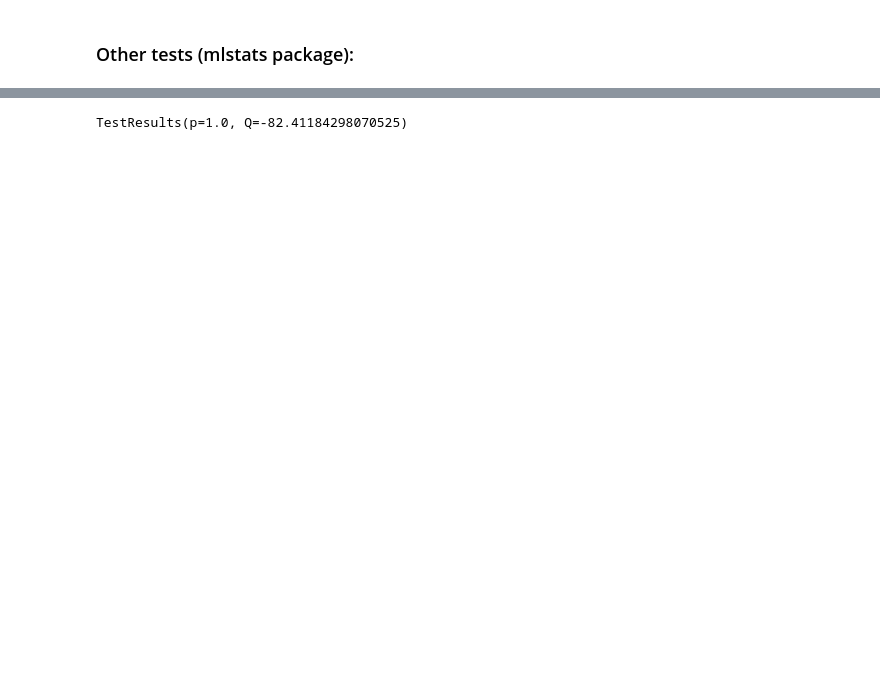
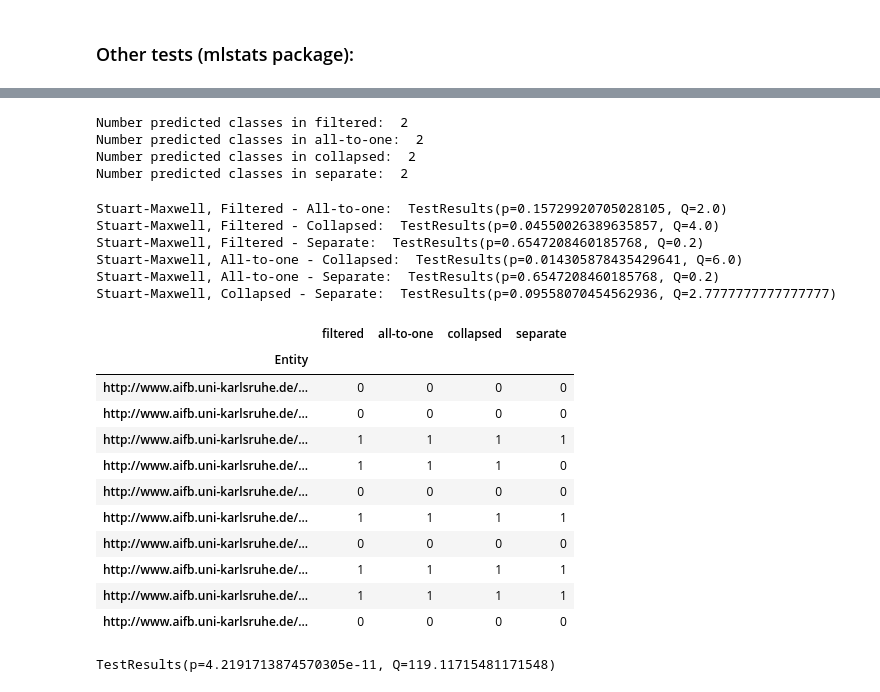
Before and after one commit to Janneke13/Master-Thesis-Graph-Representation, a Jupyter notebook: notebooks/data_analysis_aifb_gcn.ipynb, the cells around one changed output, grey strips where cells are left out. Cells and saved outputs as stored; diff of their text form; code cells hidden in the pictures; blank space fills up the shorter version.

Commit message:
added cochran q test

```diff
--- a/notebooks/data_analysis_aifb_gcn.ipynb
+++ b/notebooks/data_analysis_aifb_gcn.ipynb
@@ -553,0 +539,3 @@ all_predictions.head(10)
+# %%
+true_lab = predictions_all_filtered['TrueLabel'].map(filtered_mapping_rev)
+all_predictions['true_label'] = true_lab.map(official_mapping)
@@ -615,4 +559,66 @@ all_predictions
-# %%
-modcomp.cochran_q(all_predictions.to_numpy())
-# %% [output]
-TestResults(p=1.0, Q=-82.41184298070525)
+# %%
+print("Number predicted classes in filtered: ", len(np.unique(all_predictions['filtered'].to_numpy())))
+print("Number predicted classes in all-to-one: ", len(np.unique(all_predictions['all-to-one'].to_numpy())))
+print("Number predicted classes in collapsed: ", len(np.unique(all_predictions['collapsed'].to_numpy())))
+print("Number predicted classes in separate: ", len(np.unique(all_predictions['separate'].to_numpy())))
+# %% [output]
+Number predicted classes in filtered:  2
+Number predicted classes in all-to-one:  2
+Number predicted classes in collapsed:  2
+Number predicted classes in separate:  2
+# %%
+# Question, ask to supervisor: do I need to fill in 2 here, or do I need to find another test that takes these things into acc?
+
+# filtered - all-to-one
+print("Stuart-Maxwell, Filtered - All-to-one: ", modcomp.stuart_maxwell(all_predictions['filtered'].to_numpy(), all_predictions['all-to-one'].to_numpy(), 2))
+
+# filtered - collapsed
+print("Stuart-Maxwell, Filtered - Collapsed: ", modcomp.stuart_maxwell(all_predictions['filtered'].to_numpy(), all_predictions['collapsed'].to_numpy(), 2))
+
+# filtered - separate
+print("Stuart-Maxwell, Filtered - Separate: ", modcomp.stuart_maxwell(all_predictions['filtered'].to_numpy(), all_predictions['separate'].to_numpy(), 2))
+
+# all-to-one - collapsed
+print("Stuart-Maxwell, All-to-one - Collapsed: ", modcomp.stuart_maxwell(all_predictions['all-to-one'].to_numpy(), all_predictions['collapsed'].to_numpy(), 2))
+
+# all-to-one - separate
+print("Stuart-Maxwell, All-to-one - Separate: ", modcomp.stuart_maxwell(all_predictions['all-to-one'].to_numpy(), all_predictions['separate'].to_numpy(), 2))
+
+# collapsed - separate
+print("Stuart-Maxwell, Collapsed - Separate: ", modcomp.stuart_maxwell(all_predictions['collapsed'].to_numpy(), all_predictions['separate'].to_numpy(), 2))
+# %% [output]
+Stuart-Maxwell, Filtered - All-to-one:  TestResults(p=0.15729920705028105, Q=2.0)
+Stuart-Maxwell, Filtered - Collapsed:  TestResults(p=0.04550026389635857, Q=4.0)
+Stuart-Maxwell, Filtered - Separate:  TestResults(p=0.6547208460185768, Q=0.2)
+Stuart-Maxwell, All-to-one - Collapsed:  TestResults(p=0.014305878435429641, Q=6.0)
+Stuart-Maxwell, All-to-one - Separate:  TestResults(p=0.6547208460185768, Q=0.2)
+Stuart-Maxwell, Collapsed - Separate:  TestResults(p=0.09558070454562936, Q=2.7777777777777777)
+# %%
+all_predictions_tf = all_predictions
+# %%
+def same(label, true_label):
+    return int(label == true_label)
+
+all_predictions_tf['filtered'] = all_predictions.apply(lambda x: same(x['filtered'], x['true_label']), axis=1)
+all_predictions_tf['all-to-one'] = all_predictions.apply(lambda x: same(x['all-to-one'], x['true_label']), axis=1)
+all_predictions_tf['collapsed'] = all_predictions.apply(lambda x: same(x['collapsed'], x['true_label']), axis=1)
+all_predictions_tf['separate'] = all_predictions.apply(lambda x: same(x['separate'], x['true_label']), axis=1)
+# %%
+all_predictions_tf[['filtered', 'all-to-one', 'collapsed', 'separate']].head(10)
+# %% [output]
+|  | filtered | all-to-one | collapsed | separate |
+| Entity |  |  |  |  |
+| http://www.aifb.uni-karlsruhe.de/... | 0 | 0 | 0 | 0 |
+| http://www.aifb.uni-karlsruhe.de/... | 0 | 0 | 0 | 0 |
+| http://www.aifb.uni-karlsruhe.de/... | 1 | 1 | 1 | 1 |
+| http://www.aifb.uni-karlsruhe.de/... | 1 | 1 | 1 | 0 |
+| http://www.aifb.uni-karlsruhe.de/... | 0 | 0 | 0 | 0 |
+| http://www.aifb.uni-karlsruhe.de/... | 1 | 1 | 1 | 1 |
+| http://www.aifb.uni-karlsruhe.de/... | 0 | 0 | 0 | 0 |
+| http://www.aifb.uni-karlsruhe.de/... | 1 | 1 | 1 | 1 |
+| http://www.aifb.uni-karlsruhe.de/... | 1 | 1 | 1 | 1 |
+| http://www.aifb.uni-karlsruhe.de/... | 0 | 0 | 0 | 0 |
+# %%
+modcomp.cochran_q(all_predictions_tf[['filtered', 'all-to-one', 'collapsed', 'separate']].to_numpy())
+# %% [output]
+TestResults(p=4.2191713874570305e-11, Q=119.11715481171548)
```
Also changed, not shown: parts of 21 cells of this notebook.
